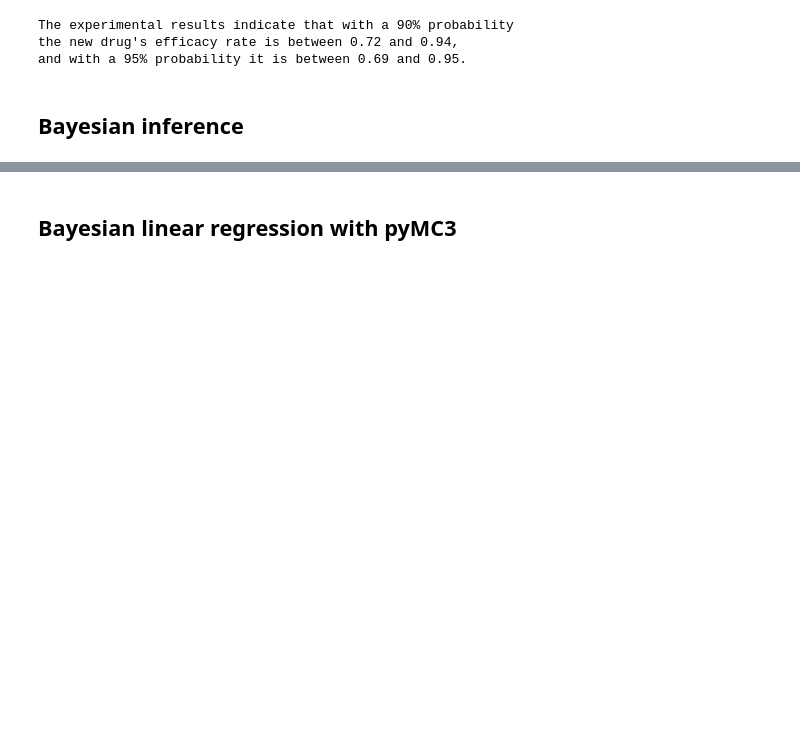
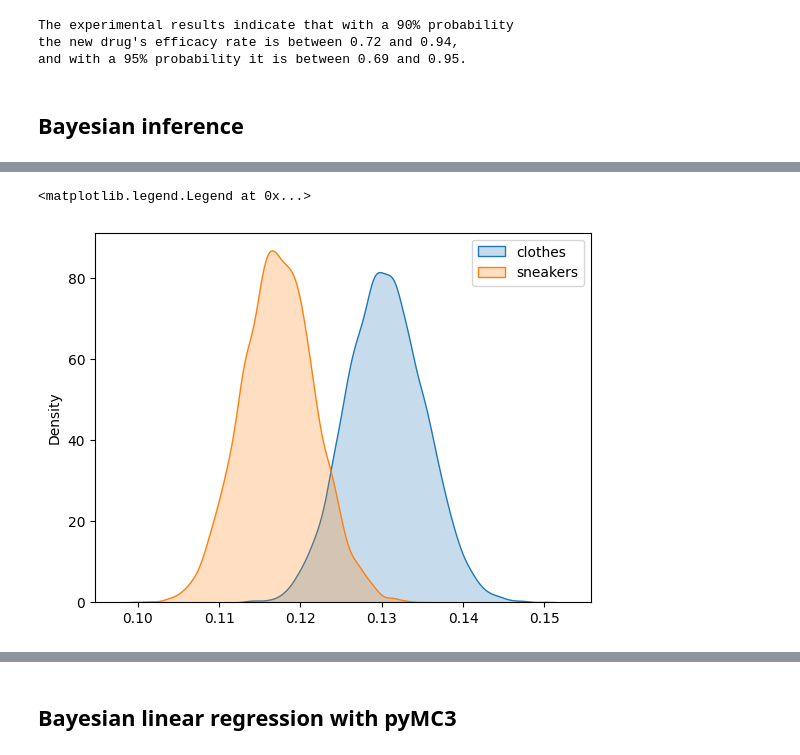
Before and after one commit to asuender/tgm-ds, a Jupyter notebook: 5bhit/GK9102/gk9102.ipynb, the cells around one changed output, grey strips where cells are left out. Drawn from its saved outputs; the diff is of its cells as text; code cells hidden in the pictures; blank space fills up the shorter version.

```diff
--- a/5bhit/GK9102/gk9102.ipynb
+++ b/5bhit/GK9102/gk9102.ipynb
@@ -211,0 +230,28 @@ and with a 95% probability it is between 0.69 and 0.95.
+# %%
+def simulate_beta_posterior(trials, beta_prior_a, beta_prior_b):
+  num_successes = np.sum(trials)
+  posterior_draws = np.random.beta(
+    num_successes + beta_prior_a,
+    len(trials) - num_successes + beta_prior_b,
+    10000
+  )
+  return posterior_draws
+# %%
+import pandas as pd
+import matplotlib.pyplot as plt
+
+# Extract the banner_clicked column for each product
+ads = pd.read_csv("ads.csv")
+clothes_clicked = ads.loc[ads["product"] == "clothes"]["banner_clicked"]
+sneakers_clicked = ads.loc[ads["product"] == "sneakers"]["banner_clicked"]
+
+# Simulate posterior draws for each product
+clothes_posterior = simulate_beta_posterior(clothes_clicked, 10, 50)
+sneakers_posterior = simulate_beta_posterior(sneakers_clicked, 10, 50)
+
+sns.kdeplot(clothes_posterior, fill=True, label="clothes")
+sns.kdeplot(sneakers_posterior, fill=True, label="sneakers")
+plt.legend()
+# %% [output]
+<matplotlib.legend.Legend at 0x...>
+[figure, added]
```
Also changed, not shown: parts of 20 cells of this notebook.
